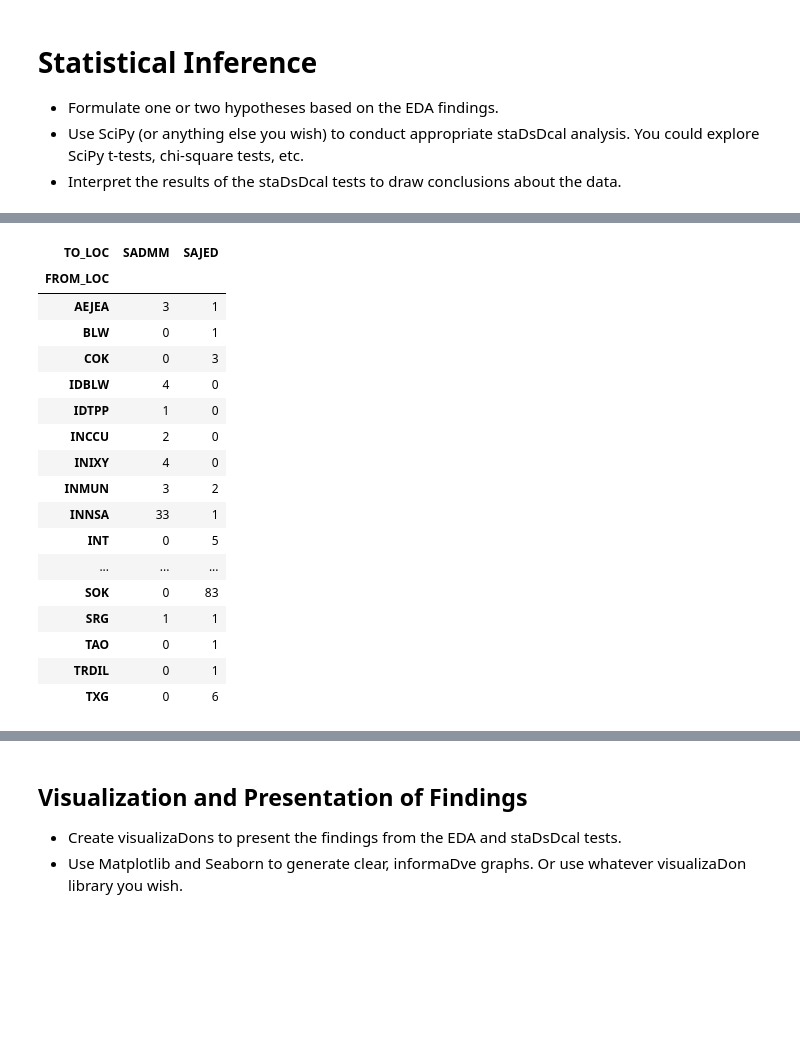
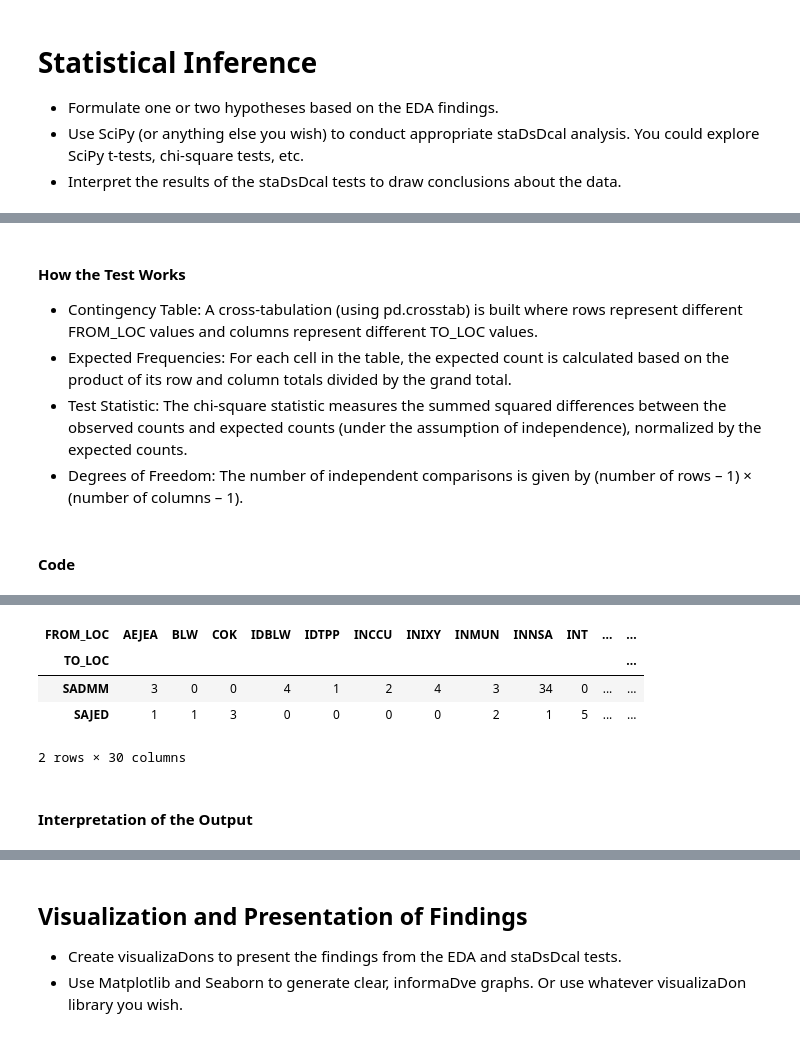
Before and after one commit to jcp-tech/Seneca_Class_Notes, a Jupyter notebook: Semester 1/AIG100 - Machine Learing/Project 1/Project 1 - AIG100 - Jonathan Chacko.ipynb, the cells around one changed output, grey strips where cells are left out. Cells and saved outputs as stored; diff of their text form; code cells hidden in the pictures; blank space fills up the shorter version.

```diff
--- a/Semester 1/AIG100 - Machine Learing/Project 1/Project 1 - AIG100 - Jonathan Chacko.ipynb
+++ b/Semester 1/AIG100 - Machine Learing/Project 1/Project 1 - AIG100 - Jonathan Chacko.ipynb
@@ -0,0 +13,18 @@
+# %%
+try:
+    if not load_dotenv():
+        # raise FileNotFoundError(".env file not found")
+        sys.exit("Stopping execution as environment variables are required")
+    # else:
+    #     load_dotenv()
+    #     # print(".env file loaded successfully")
+except Exception as e:
+    print(f"Error loading .env file: {e}")
+    # raise SystemExit("Stopping execution as environment variables are required")
+    sys.exit("Stopping execution as environment variables are required")
+else:
+    if os.getenv("API_KEY") is None:
+        sys.exit("Stopping execution as required environment variables are not set")
+finally:
+    load_dotenv()
+    print("Environment variables loaded successfully!")
@@ -29,7 +53,7 @@ url = domain + app + extension # URL of the API
 
 # Data to be sent to the API
 data = {
-    "auth": "SenecaPC_jcpattasseril_AIG_xxx"
+    "auth": os.getenv("API_KEY"), # API Key to Authenticate the User
 }
 
 if rest_api: # Data to be sent to the API in case of POST request
@@ -52,6 +76,9 @@ if response.status_code == 200:
     data = response.json()
     df = pd.DataFrame(data)
 else:
+    print(response.status_code)
     df = pd.DataFrame()
-# # df.to_csv("Seneca_Containers.csv", index=False)
-# df # Uncomment to see the whole DataFrame but i dont advise it as it is very large
+# df.to_csv("Seneca_Containers.csv", index=False)
+if df.empty:
+    sys.exit(f"No Data Found | Check API Response ~ {response.json()}")
+df # Uncomment to see the whole DataFrame but i dont advise it as it is very large
@@ -549,0 +731,6 @@ P-value: 0.0
+# %% [markdown]
+#### How the Test Works
+- Contingency Table: A cross-tabulation (using pd.crosstab) is built where rows represent different FROM_LOC values and columns represent different TO_LOC values.
+- Expected Frequencies: For each cell in the table, the expected count is calculated based on the product of its row and column totals divided by the grand total.
+- Test Statistic: The chi-square statistic measures the summed squared differences between the observed counts and expected counts (under the assumption of independence), normalized by the expected counts.
+- Degrees of Freedom: The number of independent comparisons is given by (number of rows – 1) × (number of columns – 1).
@@ -550,9 +785,14 @@ P-value: 0.0
+# %% [markdown]
+#### Code
 # %%
 # Create a contingency table
 contingency_table = pd.crosstab(discharge['FROM_LOC'], discharge['TO_LOC'])
-chi2, p, dof, expected_table = chi2_contingency(contingency_table)
-print(f"Chi-square Statistic: {chi2}")
-print(f"P-value: {p}")
-print(f"Degrees of Freedom: {dof}")
-contingency_table
+interpretation_2, expected_table = statistical_inference_interpretor_2(*chi2_contingency(contingency_table))
+# chi2, p, dof, expected_table = chi2_contingency(contingency_table)
+# print(f"Chi-square Statistic: {chi2}")
+# print(f"P-value: {p}")
+# print(f"Degrees of Freedom: {dof}")
+print("Expected Frequencies Table:\n", expected_table)
+print("---------------------------------------------------------------")
+contingency_table.T # Transpose the Table to get a Better View of the Data
 # %% [output]
@@ -562,18 +816,7 @@ Degrees of Freedom: 29
-| TO_LOC | SADMM | SAJED |
-| FROM_LOC |  |  |
-| AEJEA | 3 | 1 |
-| BLW | 0 | 1 |
-| COK | 0 | 3 |
-| IDBLW | 4 | 0 |
-| IDTPP | 1 | 0 |
-| INCCU | 2 | 0 |
-| INIXY | 4 | 0 |
-| INMUN | 3 | 2 |
-| INNSA | 33 | 1 |
-| INT | 0 | 5 |
-| ... | ... | ... |
-| SOK | 0 | 83 |
-| SRG | 1 | 1 |
-| TAO | 0 | 1 |
-| TRDIL | 0 | 1 |
-| TXG | 0 | 6 |
+| FROM_LOC | AEJEA | BLW | COK | IDBLW | IDTPP | INCCU | INIXY | INMUN | INNSA | INT | ... | ... |
+| TO_LOC |  |  |  |  |  |  |  |  |  |  |  | ... |
+| SADMM | 3 | 0 | 0 | 4 | 1 | 2 | 4 | 3 | 34 | 0 | ... | ... |
+| SAJED | 1 | 1 | 3 | 0 | 0 | 0 | 0 | 2 | 1 | 5 | ... | ... |
+2 rows × 30 columns
+# %% [markdown]
+#### Interpretation of the Output
```
Also changed, not shown: parts of 51 cells of this notebook, 2 other files.
